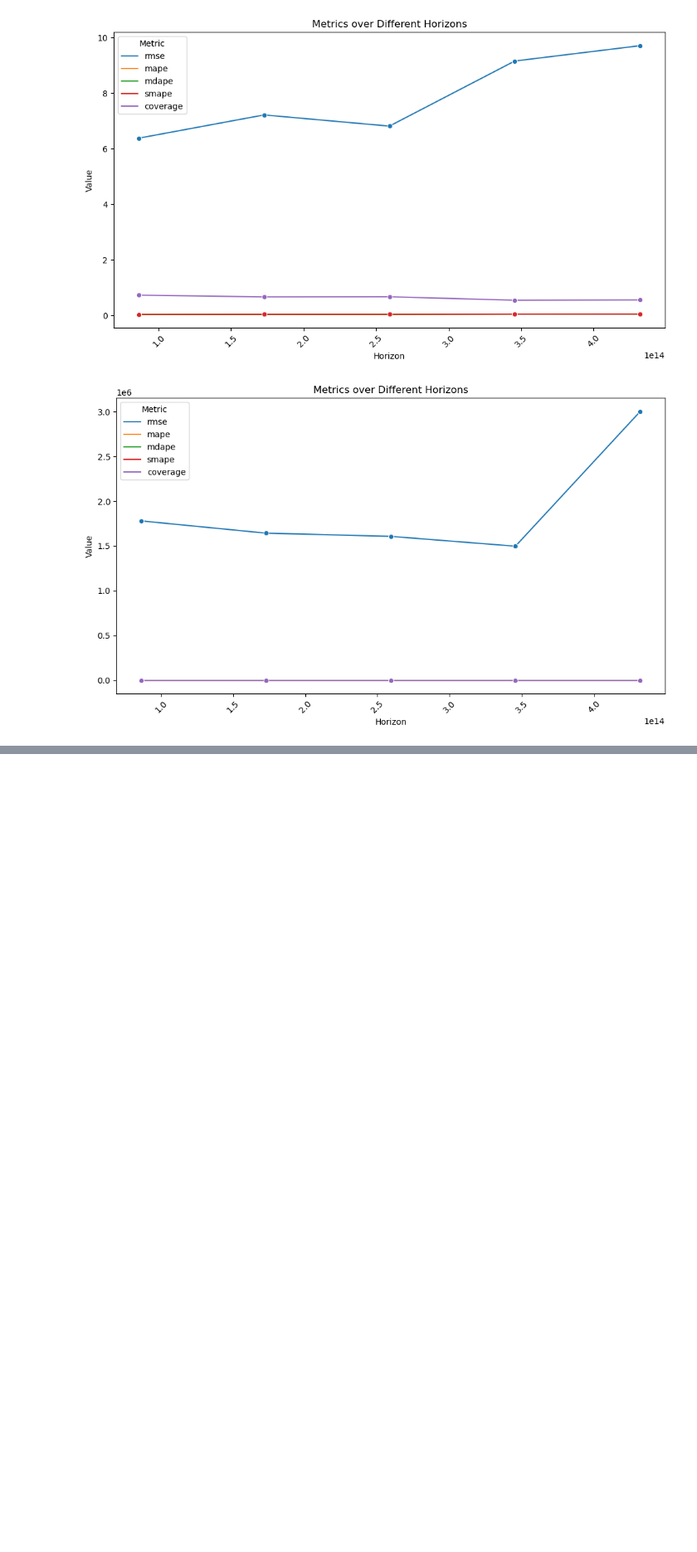
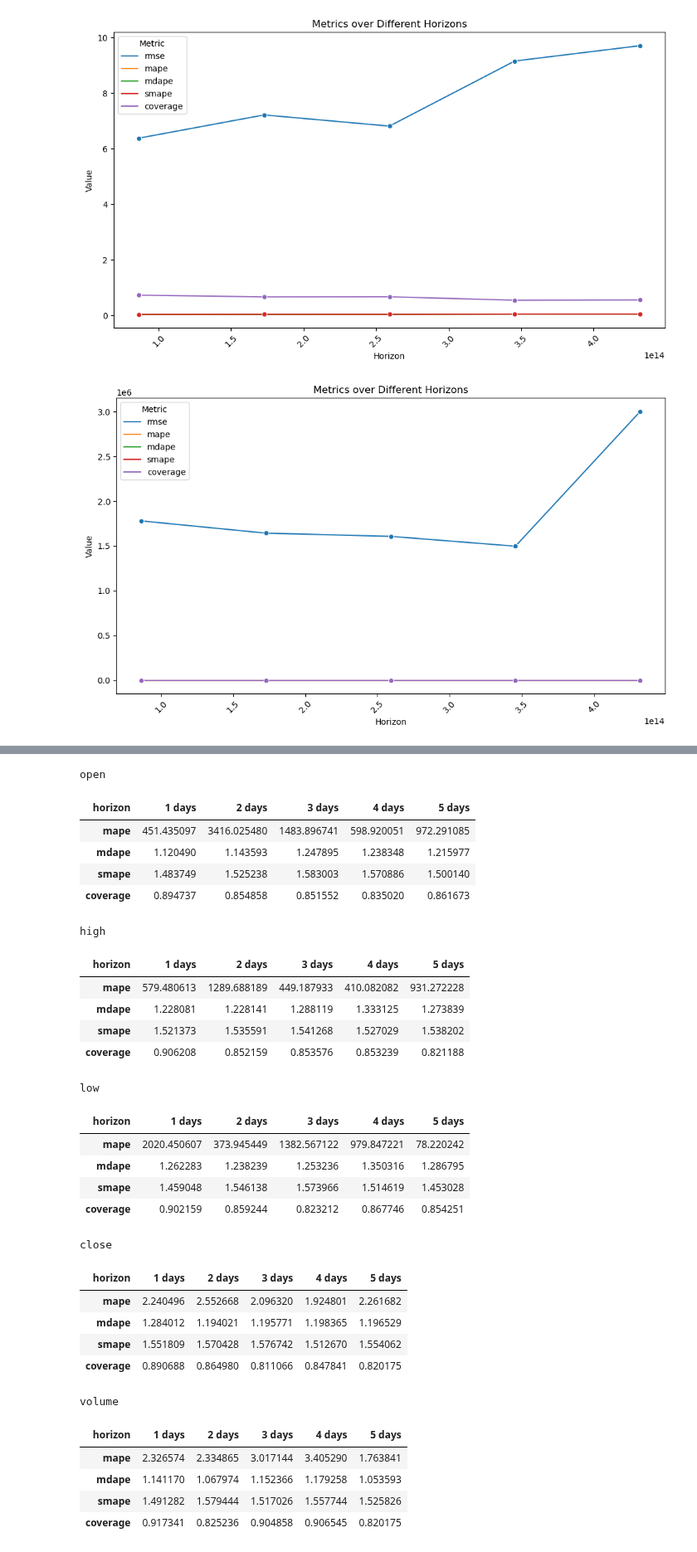
Before and after one commit to mayushii21/market-dashboard, a Jupyter notebook: archive/prophet.ipynb, the cells around one changed output, grey strips where cells are left out. Shown at 83% size. Saved outputs shown, nothing was run; the diff lists cells and outputs as text; code cells hidden in the pictures; blank space fills up the shorter version.

```diff
--- a/archive/prophet.ipynb
+++ b/archive/prophet.ipynb
@@ -340,0 +568,35 @@ for column in cvs:
+# %%
+for column in cvs:
+    print(column)
+    display(cvs[column].groupby("horizon").mean().T)
+# %% [output]
+open
+| horizon | 1 days | 2 days | 3 days | 4 days | 5 days |
+| mape | 451.435097 | 3416.025480 | 1483.896741 | 598.920051 | 972.291085 |
+| mdape | 1.120490 | 1.143593 | 1.247895 | 1.238348 | 1.215977 |
+| smape | 1.483749 | 1.525238 | 1.583003 | 1.570886 | 1.500140 |
+| coverage | 0.894737 | 0.854858 | 0.851552 | 0.835020 | 0.861673 |
+high
+| horizon | 1 days | 2 days | 3 days | 4 days | 5 days |
+| mape | 579.480613 | 1289.688189 | 449.187933 | 410.082082 | 931.272228 |
+| mdape | 1.228081 | 1.228141 | 1.288119 | 1.333125 | 1.273839 |
+| smape | 1.521373 | 1.535591 | 1.541268 | 1.527029 | 1.538202 |
+| coverage | 0.906208 | 0.852159 | 0.853576 | 0.853239 | 0.821188 |
+low
+| horizon | 1 days | 2 days | 3 days | 4 days | 5 days |
+| mape | 2020.450607 | 373.945449 | 1382.567122 | 979.847221 | 78.220242 |
+| mdape | 1.262283 | 1.238239 | 1.253236 | 1.350316 | 1.286795 |
+| smape | 1.459048 | 1.546138 | 1.573966 | 1.514619 | 1.453028 |
+| coverage | 0.902159 | 0.859244 | 0.823212 | 0.867746 | 0.854251 |
+close
+| horizon | 1 days | 2 days | 3 days | 4 days | 5 days |
+| mape | 2.240496 | 2.552668 | 2.096320 | 1.924801 | 2.261682 |
+| mdape | 1.284012 | 1.194021 | 1.195771 | 1.198365 | 1.196529 |
+| smape | 1.551809 | 1.570428 | 1.576742 | 1.512670 | 1.554062 |
+| coverage | 0.890688 | 0.864980 | 0.811066 | 0.847841 | 0.820175 |
+volume
+| horizon | 1 days | 2 days | 3 days | 4 days | 5 days |
+| mape | 2.326574 | 2.334865 | 3.017144 | 3.405290 | 1.763841 |
+| mdape | 1.141170 | 1.067974 | 1.152366 | 1.179258 | 1.053593 |
+| smape | 1.491282 | 1.579444 | 1.517026 | 1.557744 | 1.525826 |
+| coverage | 0.917341 | 0.825236 | 0.904858 | 0.906545 | 0.820175 |
```
Also changed, not shown: parts of 15 cells of this notebook.
